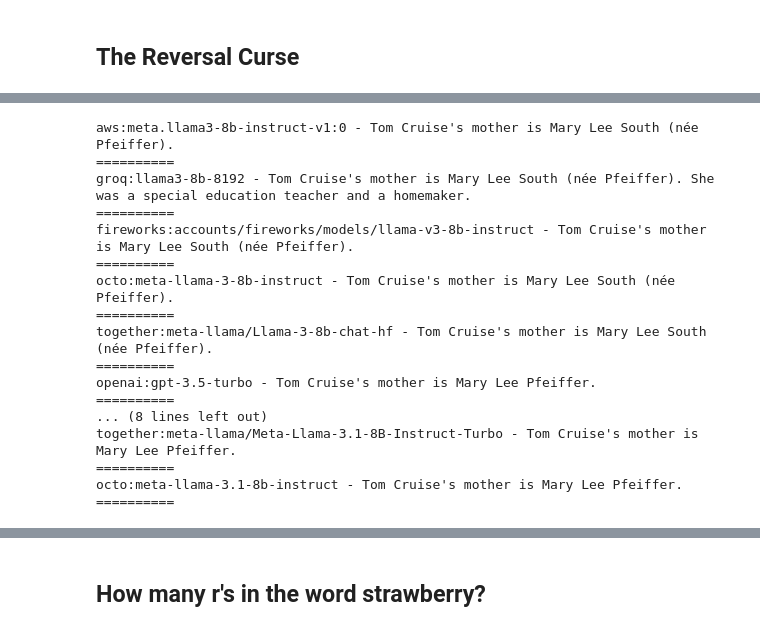
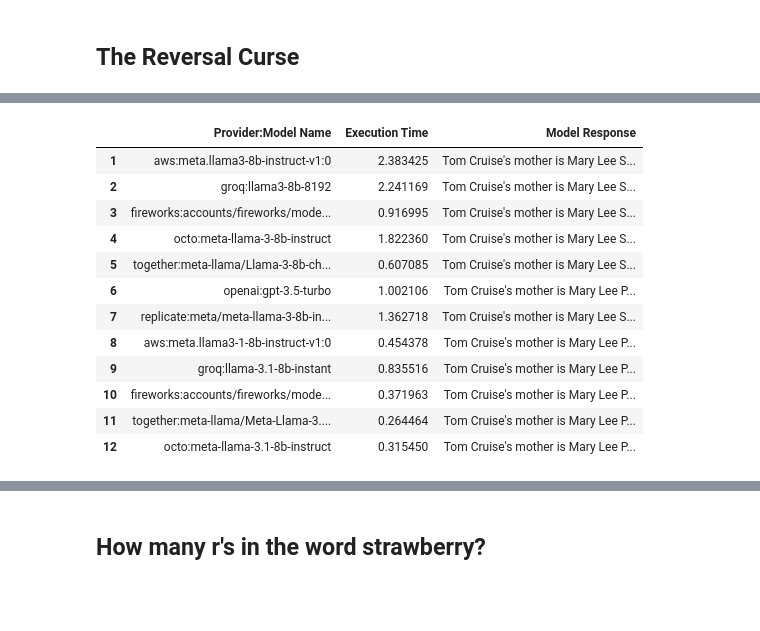
Before and after one commit to web11-ateves/aisuite, a Jupyter notebook: examples/llm_reasoning.ipynb, the cells around one changed output, grey strips where cells are left out. Drawn from its saved outputs; the diff is of its cells as text; code cells hidden in the pictures; blank space fills up the shorter version.

Commit message:
record execution time for each llm; display results in a pandas table for easy comparison

```diff
--- a/examples/llm_reasoning.ipynb
+++ b/examples/llm_reasoning.ipynb
@@ -41,6 +41,8 @@ import aimodels as ai
 
 client = ai.Client()
 # %%
+import time
+
 llms = ["aws:meta.llama3-8b-instruct-v1:0",
         "groq:llama3-8b-8192",
         "fireworks:accounts/fireworks/models/llama-v3-8b-instruct",
@@ -54,16 +56,25 @@ llms = ["aws:meta.llama3-8b-instruct-v1:0",
         "fireworks:accounts/fireworks/models/llama-v3p1-8b-instruct",
         "together:meta-llama/Meta-Llama-3.1-8B-Instruct-Turbo",
         "octo:meta-llama-3.1-8b-instruct",
-
        ]
 
 def compare_llm(messages):
+    execution_times = []
+    responses = []
     for llm in llms:
+        start_time = time.time()
         response = client.chat.completions.create(model=llm, messages=messages)
-        print(f"{llm} - {response.choices[0].message.content.strip()}\n==========")
+        end_time = time.time()
+        execution_time = end_time - start_time
+        responses.append(response.choices[0].message.content.strip())
+        execution_times.append(execution_time)
+        print(f"{llm} - {execution_time:.2f} seconds: {response.choices[0].message.content.strip()}")
+    return responses, execution_times
 # %% [markdown]
 ## The Reversal Curse
 # %%
 messages = [
     {"role": "user", "content": "Who is Tom Cruise's mother?"},
 ]
+
+responses, execution_times = compare_llm(messages)
@@ -70,23 +94,37 @@ messages = [
-# %%
-compare_llm(messages)
-# %% [output]
-aws:meta.llama3-8b-instruct-v1:0 - Tom Cruise's mother is Mary Lee South (née Pfeiffer).
-==========
-groq:llama3-8b-8192 - Tom Cruise's mother is Mary Lee South (née Pfeiffer). She was a special education teacher and a homemaker.
-==========
-fireworks:accounts/fireworks/models/llama-v3-8b-instruct - Tom Cruise's mother is Mary Lee South (née Pfeiffer).
-==========
-octo:meta-llama-3-8b-instruct - Tom Cruise's mother is Mary Lee South (née Pfeiffer).
-==========
-together:meta-llama/Llama-3-8b-chat-hf - Tom Cruise's mother is Mary Lee South (née Pfeiffer).
-==========
-openai:gpt-3.5-turbo - Tom Cruise's mother is Mary Lee Pfeiffer.
-==========
-... (8 lines left out)
-together:meta-llama/Meta-Llama-3.1-8B-Instruct-Turbo - Tom Cruise's mother is Mary Lee Pfeiffer.
-==========
-octo:meta-llama-3.1-8b-instruct - Tom Cruise's mother is Mary Lee Pfeiffer.
-==========
+# %%
+import pandas as pd
+
+def display(llms, execution_times, responses):
+    data = {
+        'Provider:Model Name': llms,
+        'Execution Time': execution_times,
+        'Model Response ': responses
+    }
+
+    df = pd.DataFrame(data)
+    df.index = df.index + 1
+    styled_df = df.style.set_table_styles(
+        [{'selector': 'th', 'props': [('text-align', 'center')]},
+         {'selector': 'td', 'props': [('text-align', 'center')]}]
+    ).set_properties(**{'text-align': 'center'})
+
+    return styled_df
+# %%
+display(llms, execution_times, responses)
+# %% [output]
+|  | Provider:Model Name | Execution Time | Model Response |
+| 1 | aws:meta.llama3-8b-instruct-v1:0 | 2.383425 | Tom Cruise's mother is Mary Lee S... |
+| 2 | groq:llama3-8b-8192 | 2.241169 | Tom Cruise's mother is Mary Lee S... |
+| 3 | fireworks:accounts/fireworks/mode... | 0.916995 | Tom Cruise's mother is Mary Lee S... |
+| 4 | octo:meta-llama-3-8b-instruct | 1.822360 | Tom Cruise's mother is Mary Lee S... |
+| 5 | together:meta-llama/Llama-3-8b-ch... | 0.607085 | Tom Cruise's mother is Mary Lee S... |
+| 6 | openai:gpt-3.5-turbo | 1.002106 | Tom Cruise's mother is Mary Lee P... |
+| 7 | replicate:meta/meta-llama-3-8b-in... | 1.362718 | Tom Cruise's mother is Mary Lee S... |
+| 8 | aws:meta.llama3-1-8b-instruct-v1:0 | 0.454378 | Tom Cruise's mother is Mary Lee P... |
+| 9 | groq:llama-3.1-8b-instant | 0.835516 | Tom Cruise's mother is Mary Lee P... |
+| 10 | fireworks:accounts/fireworks/mode... | 0.371963 | Tom Cruise's mother is Mary Lee P... |
+| 11 | together:meta-llama/Meta-Llama-3.... | 0.264464 | Tom Cruise's mother is Mary Lee P... |
+| 12 | octo:meta-llama-3.1-8b-instruct | 0.315450 | Tom Cruise's mother is Mary Lee P... |
 # %%
 messages = [
     {"role": "user", "content": "Who is Mary Lee Pfeiffer's son?"},
```
Also changed, not shown: parts of 10 cells of this notebook.
